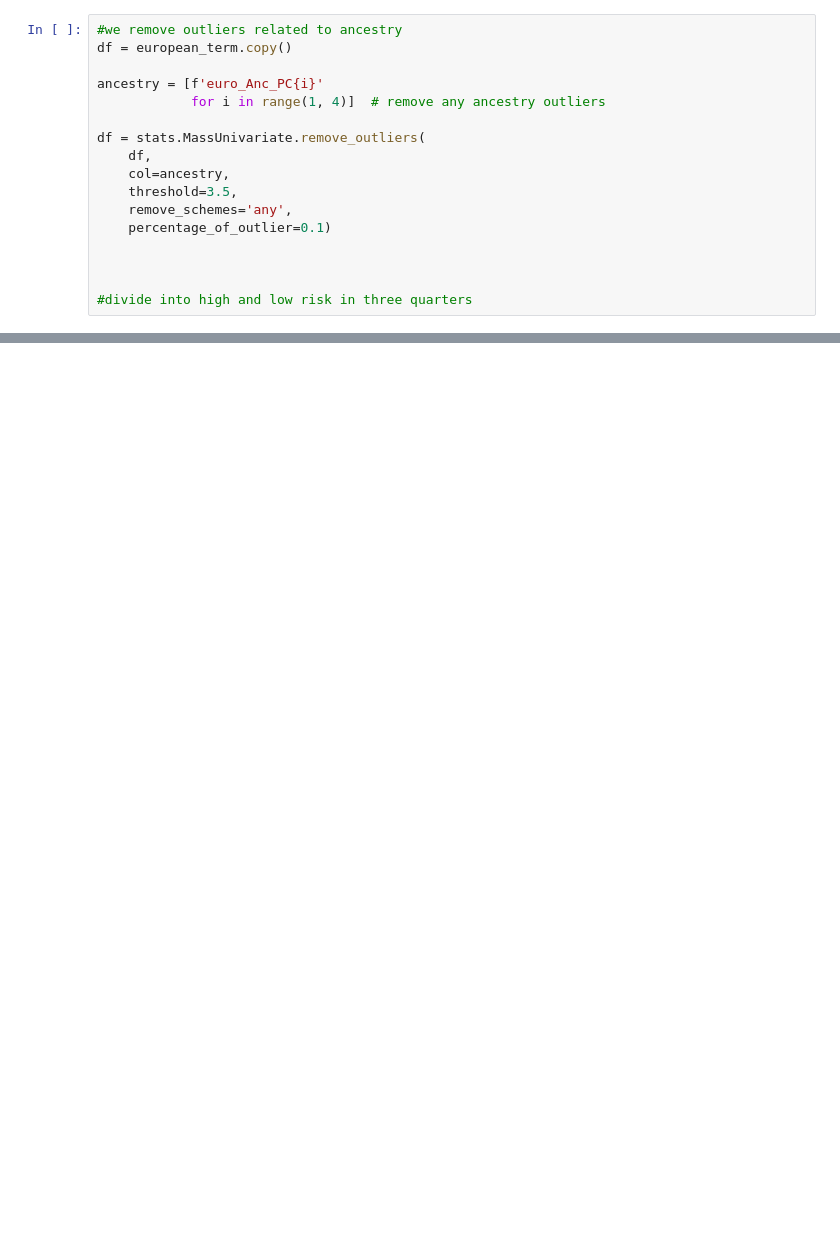
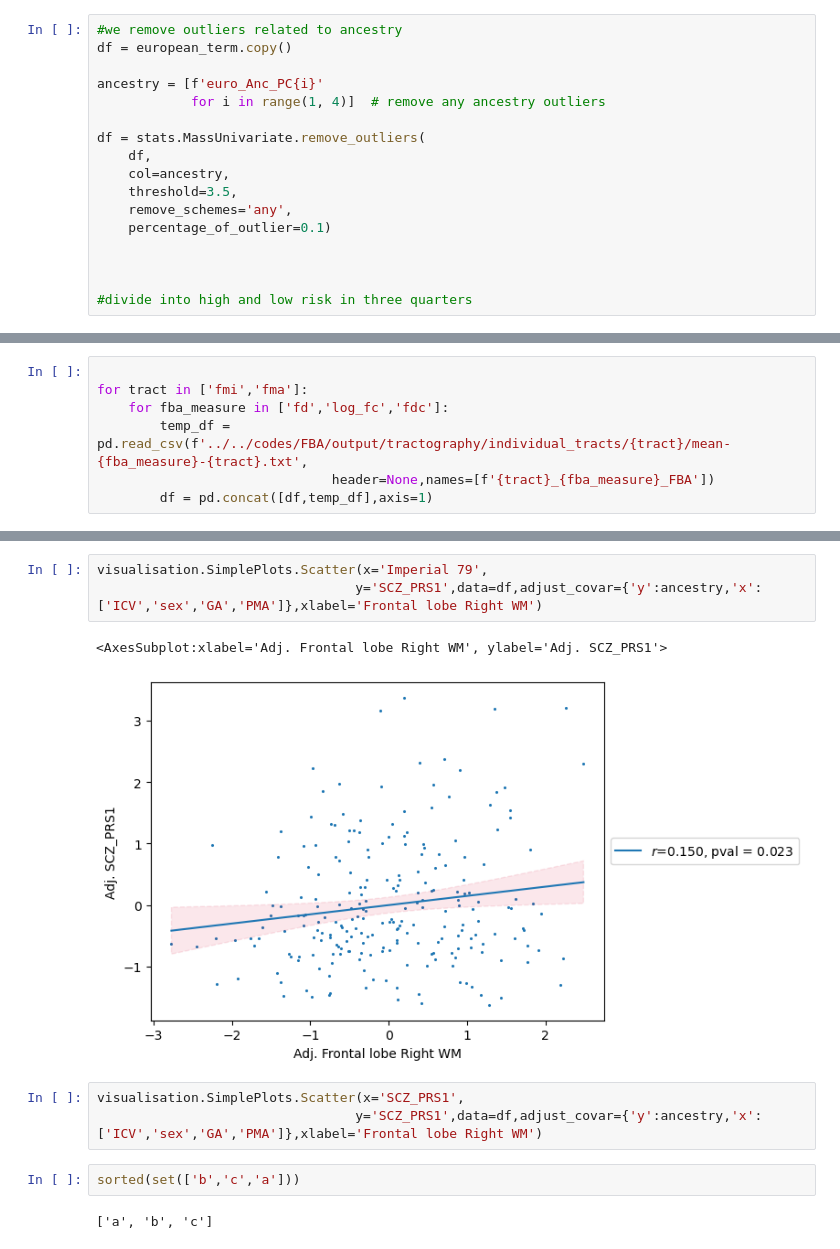
Before and after one commit to lehai-ml/dHCP_genetics, a Jupyter notebook: notebook_results/scz/8_SCZ_FBA.ipynb, the cells around one changed output, grey strips where cells are left out. Cells and saved outputs as stored; diff of their text form; blank space fills up the shorter version.

```diff
--- a/notebook_results/scz/8_SCZ_FBA.ipynb
+++ b/notebook_results/scz/8_SCZ_FBA.ipynb
@@ -69,0 +134,7 @@ visualisation.SimplePlots.Scatter(x=X_pca_adjusted[:,0],y=SCZ_prs,data=df,scalin
+# %%
+
+for tract in ['fmi','fma']:
+    for fba_measure in ['fd','log_fc','fdc']:
+        temp_df = pd.read_csv(f'../../codes/FBA/output/tractography/individual_tracts/{tract}/mean-{fba_measure}-{tract}.txt',
+                              header=None,names=[f'{tract}_{fba_measure}_FBA'])
+        df = pd.concat([df,temp_df],axis=1)
@@ -69,0 +156,13 @@ visualisation.SimplePlots.Scatter(x=X_pca_adjusted[:,0],y=SCZ_prs,data=df,scalin
+# %%
+visualisation.SimplePlots.Scatter(x='Imperial 79',
+                                 y='SCZ_PRS1',data=df,adjust_covar={'y':ancestry,'x':['ICV','sex','GA','PMA']},xlabel='Frontal lobe Right WM')
+# %% [output]
+<AxesSubplot:xlabel='Adj. Frontal lobe Right WM', ylabel='Adj. SCZ_PRS1'>
+[figure, added]
+# %%
+visualisation.SimplePlots.Scatter(x='SCZ_PRS1',
+                                 y='SCZ_PRS1',data=df,adjust_covar={'y':ancestry,'x':['ICV','sex','GA','PMA']},xlabel='Frontal lobe Right WM')
+# %%
+sorted(set(['b','c','a']))
+# %% [output]
+['a', 'b', 'c']
```
Also changed, not shown: parts of 46 cells of this notebook.
